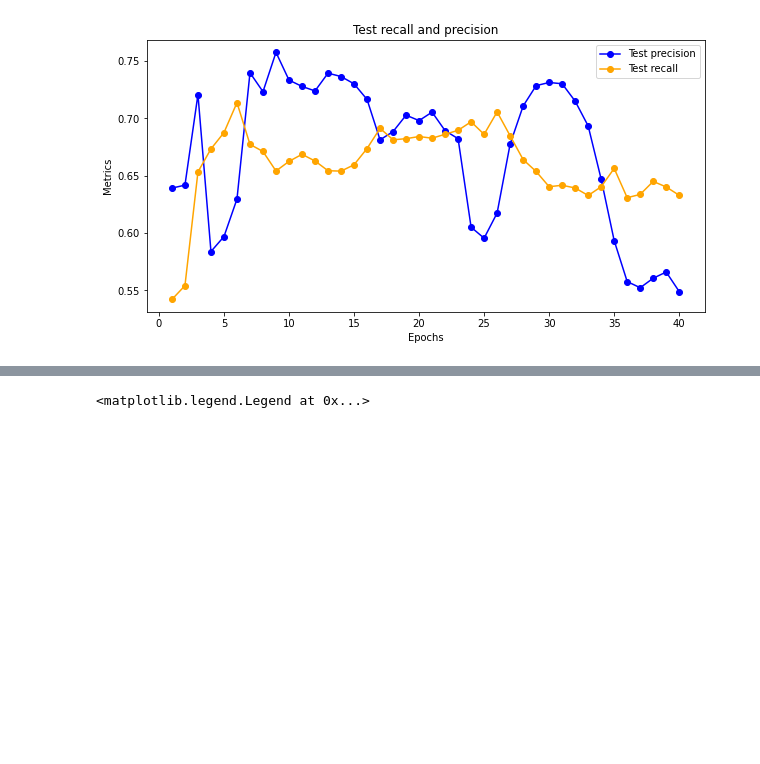
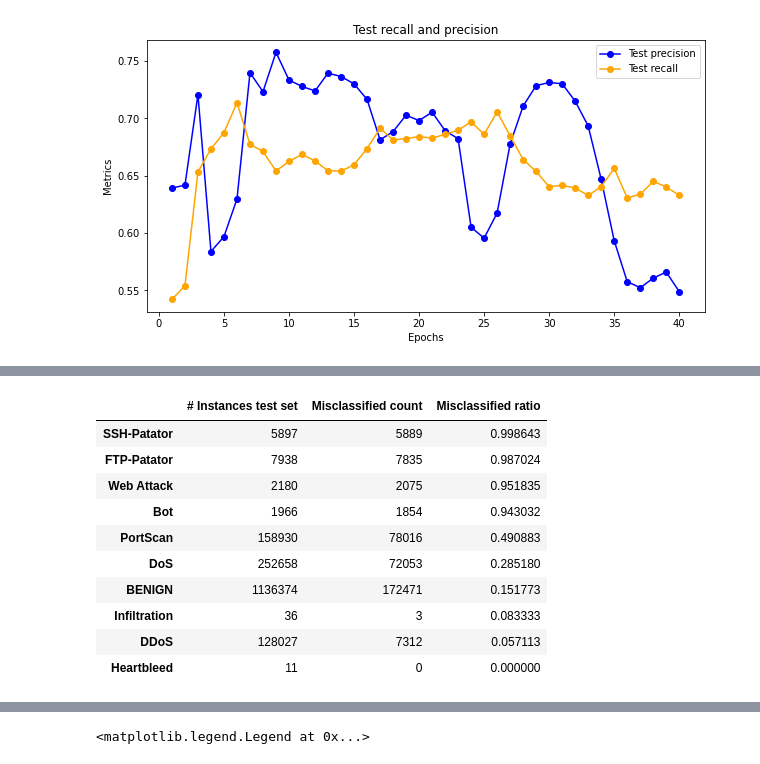
Before and after one commit to ireydiak/anomaly_detection_NRCAN, a Jupyter notebook: notebooks/multiclass_ids.ipynb, the cells around one changed output, grey strips where cells are left out. Cells and saved outputs as stored; diff of their text form; code cells hidden in the pictures; blank space fills up the shorter version.

```diff
--- a/notebooks/multiclass_ids.ipynb
+++ b/notebooks/multiclass_ids.ipynb
@@ -123,0 +132,18 @@ dsvdd_trainer, dsvdd_model = DeepSVDDIDSTrainer.load_from_file(dsvdd_best_fname,
+# %%
+# Misclassified instances per label
+misclf_df = ids_misclf_per_label(y_pred, y_test_true, test_labels)
+misclf_df = misclf_df.sort_values("Misclassified ratio", ascending=False)
+misclf_df.to_csv(export_path + "/deepsvdd_misclassifications.csv")
+misclf_df
+# %% [output]
+|  | # Instances test set | Misclassified count | Misclassified ratio |
+| SSH-Patator | 5897 | 5889 | 0.998643 |
+| FTP-Patator | 7938 | 7835 | 0.987024 |
+| Web Attack | 2180 | 2075 | 0.951835 |
+| Bot | 1966 | 1854 | 0.943032 |
+| PortScan | 158930 | 78016 | 0.490883 |
+| DoS | 252658 | 72053 | 0.285180 |
+| BENIGN | 1136374 | 172471 | 0.151773 |
+| Infiltration | 36 | 3 | 0.083333 |
+| DDoS | 128027 | 7312 | 0.057113 |
+| Heartbleed | 11 | 0 | 0.000000 |
```
Also changed, not shown: parts of 19 cells of this notebook, 2 other files.
